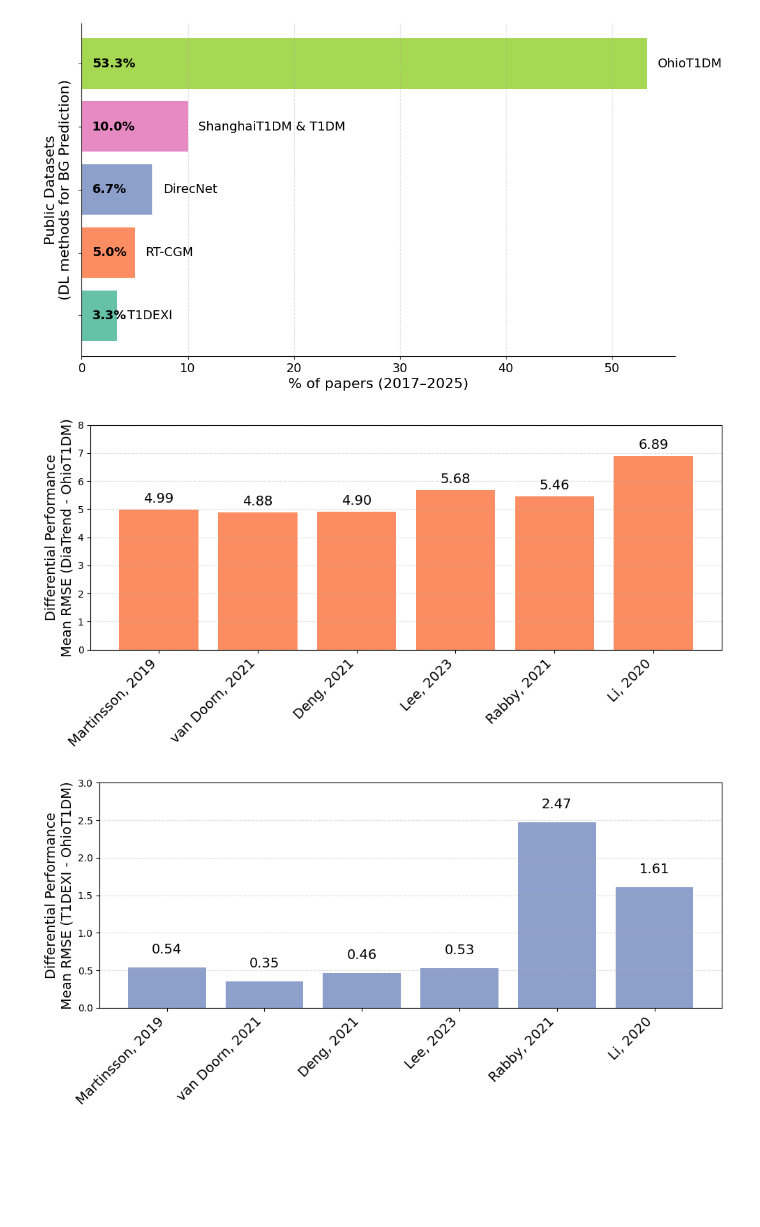
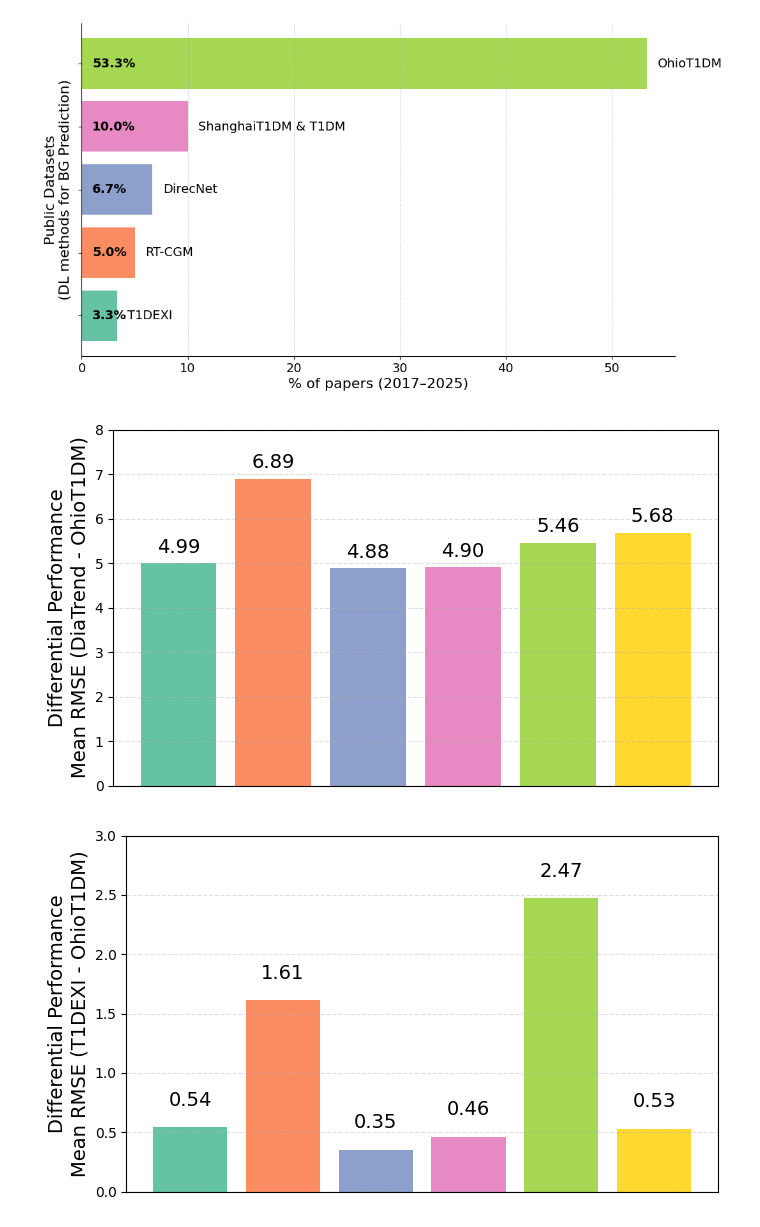
Before and after one commit to Augmented-Health-Lab/ReproGenBG_ML4H, a Jupyter notebook: Literature_review_summary/literature_summary.ipynb, the cells around one changed output. Saved outputs shown, nothing was run; the diff lists cells and outputs as text; code cells hidden in the pictures; blank space fills up the shorter version.

Commit message:
Generate the difference plot

```diff
--- a/Literature_review_summary/literature_summary.ipynb
+++ b/Literature_review_summary/literature_summary.ipynb
@@ -491,52 +491,55 @@ import numpy as np
 
 # Data from LaTeX table
 methods = [
-    "Martinsson, 2019", "van Doorn, 2021", "Deng, 2021",
-    "Lee, 2023", "Rabby, 2021", "Li, 2020"
+    "Martinsson, 2019", "Li, 2020", "van Doorn, 2021", "Deng, 2021",
+    "Rabby, 2021", "Lee, 2023"
 ]
+# Color palette from Set2
+cmap = plt.get_cmap("Set2")
+colors = [cmap(i) for i in range(6)]
 
-ohio_means = [18.86, 19.20, 19.34, 19.78, 19.78, 19.31]
-diatrend_means = [23.85, 24.08, 24.24, 25.46, 25.24, 26.20]
-t1dexi_means = [19.40, 19.55, 19.80, 20.31, 22.25, 20.92]
+ohio_means = [18.86, 19.31, 19.20, 19.34, 19.78, 19.78]
+diatrend_means = [23.85, 26.20, 24.08, 24.24, 25.24, 25.46]
+t1dexi_means = [19.40, 20.92, 19.55, 19.80, 22.25, 20.31]
 
 # Differences
 diff_diatrend = [d - o for d, o in zip(diatrend_means, ohio_means)]
 diff_t1dexi = [t - o for t, o in zip(t1dexi_means, ohio_means)]
 
 # Plotting function
-def plot_rmse_diff(methods, differences, title, bar_color, bound):
-    plt.figure(figsize=(10, 5))
+def plot_rmse_diff(methods, differences, title, bound):
+    plt.figure(figsize=(7, 4))
     x = np.arange(len(methods))
-    bars = plt.bar(x, differences, color=bar_color)
+    bars = plt.bar(x, differences, color=colors)
 
     # Annotate each bar
     for i, bar in enumerate(bars):
         height = bar.get_height()
         offset = 0.15 if height >= 0 else -0.3
         plt.text(bar.get_x() + bar.get_width()/2, height + offset,
                  f"{height:.2f}", ha='center', va='bottom' if height >= 0 else 'top', fontsize=14)
 
-    plt.xticks(x, methods, rotation=45, ha='right', fontsize=14)
+    plt.xticks([])
     plt.ylim(0, bound)
     plt.axhline(0, color='gray', linestyle='--', linewidth=0.8)
     plt.ylabel(title, fontsize=14)
-    # plt.title(title)
+    plt.xlabel('')  # Remove the x-axis label
     plt.grid(axis='y', linestyle='--', alpha=0.4)
     plt.tight_layout()
     plt.show()
 
 # Plot 1: DiaTrend - OhioT1DM
 
 # Use Set2 colors
 colors = plt.get_cmap("Set2").colors
 color_diatrend = colors[1]  # second color
 color_t1dexi = colors[2]
 
 # Plot 1: DiaTrend - OhioT1DM
-plot_rmse_diff(methods, diff_diatrend, "Differential Performance\nMean RMSE (DiaTrend - OhioT1DM)", color_diatrend, bound = 8)
+plot_rmse_diff(methods, diff_diatrend, "Differential Performance\nMean RMSE (DiaTrend - OhioT1DM)", bound = 8)
 
 # Plot 2: T1DEXI - OhioT1DM
-plot_rmse_diff(methods, diff_t1dexi, "Differential Performance\nMean RMSE (T1DEXI - OhioT1DM)", color_t1dexi, bound = 3)
+plot_rmse_diff(methods, diff_t1dexi, "Differential Performance\nMean RMSE (T1DEXI - OhioT1DM)", bound = 3)
 # %% [output]
-[figure, old version]
+[figure, new version]
-[figure, old version]
+[figure, new version]
```
Also changed, not shown: 1 other file.
